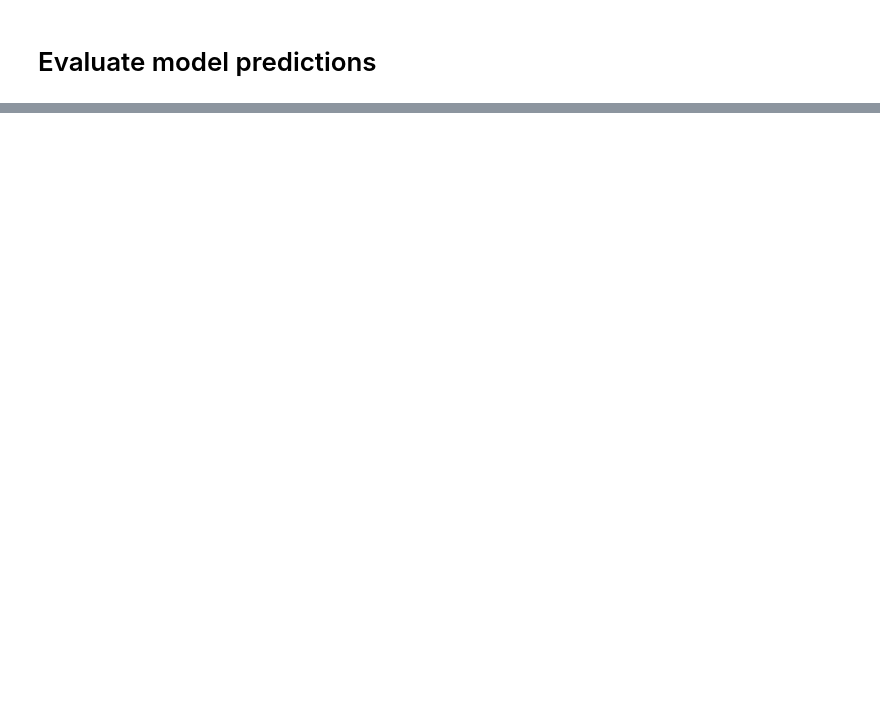
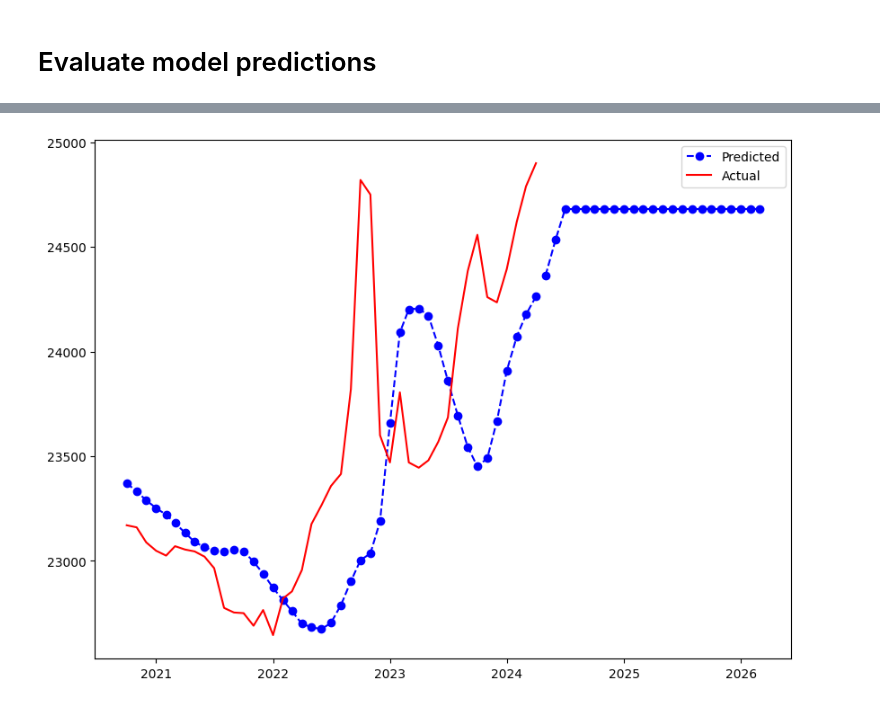
Before and after one commit to czarhirah/Econometrics, a Jupyter notebook: Zah/ARIMA v5.ipynb, the cells around one changed output, grey strips where cells are left out. Cells and saved outputs as stored; diff of their text form; code cells hidden in the pictures; blank space fills up the shorter version.

Commit message:
upd arima v5

```diff
--- a/Zah/ARIMA v5.ipynb
+++ b/Zah/ARIMA v5.ipynb
@@ -236,0 +248,5 @@ rmse: 0.024118267008016503
+# %%
+from pandas.tseries.offsets import DateOffset
+
+future_dates = [df.index[-1] + DateOffset(months = x) for x in range (0,24)]
+future_dates_df = pd.DataFrame(index = future_dates[1:], columns = df.columns)
@@ -236,0 +283,19 @@ rmse: 0.024118267008016503
+# %%
+future_predictions = []
+n_test_obser = len(future_dates_df)
+df_list = list(df['Adj Close'])
+
+p = 0
+d = 1
+q = 3
+
+for i in range(n_test_obser):
+    pred_model = ARIMA(df_list, order=(p,d,q))
+    pred_model_fit = pred_model.fit()
+    pred_output = pred_model_fit.forecast()
+    yhat = list(pred_output)
+    future_predictions.append(yhat)
+    forecast_value = yhat
+    df_list.extend(forecast_value)
+
+pred_model_fit.summary()
@@ -236,0 +323,9 @@ rmse: 0.024118267008016503
+# %%
+date_range1 = future_dates_df.index
+plt.plot(date_range, model_predictions, color = 'blue', marker = 'o', linestyle = 'dashed')
+plt.plot(date_range1, future_predictions, color = 'blue', marker = 'o', linestyle = 'dashed', label = 'Predicted')
+plt.plot(date_range, df_test, color = 'red', label = 'Actual')
+plt.legend()
+plt.show()
+# %% [output]
+[figure, added]
```
Also changed, not shown: parts of 11 cells of this notebook.
